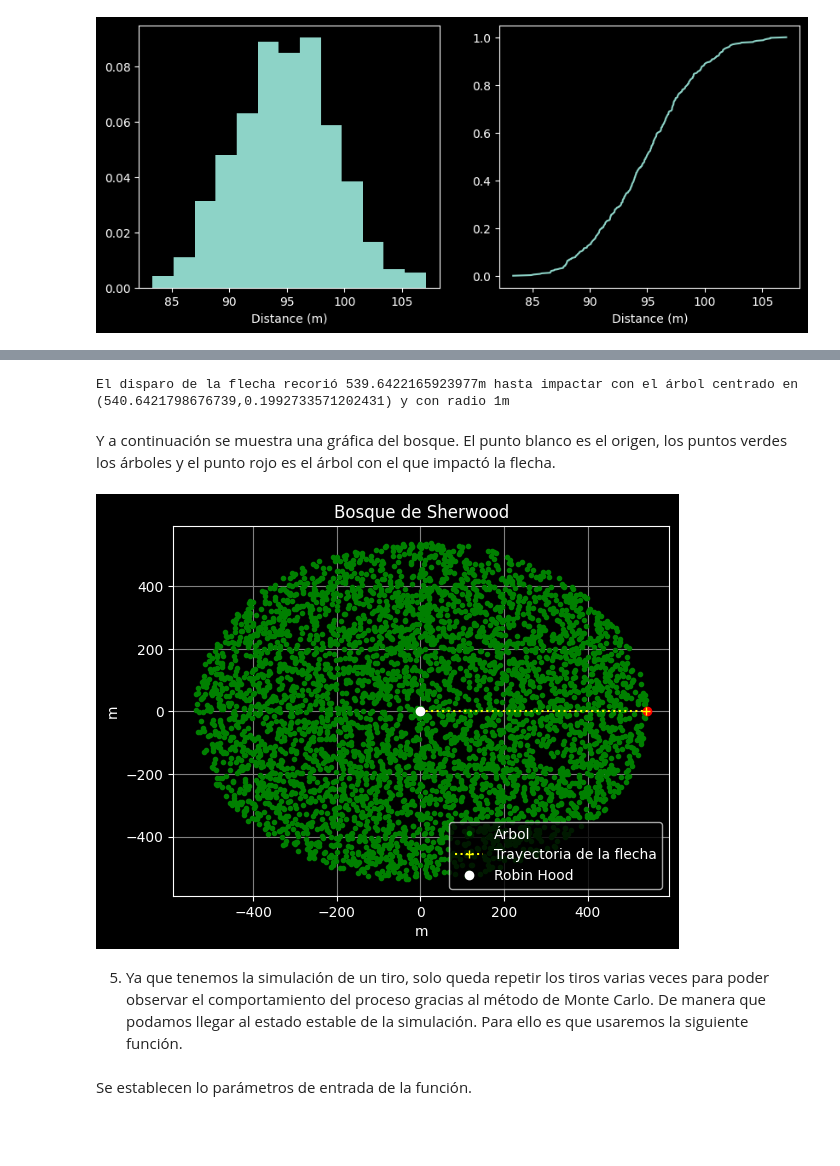
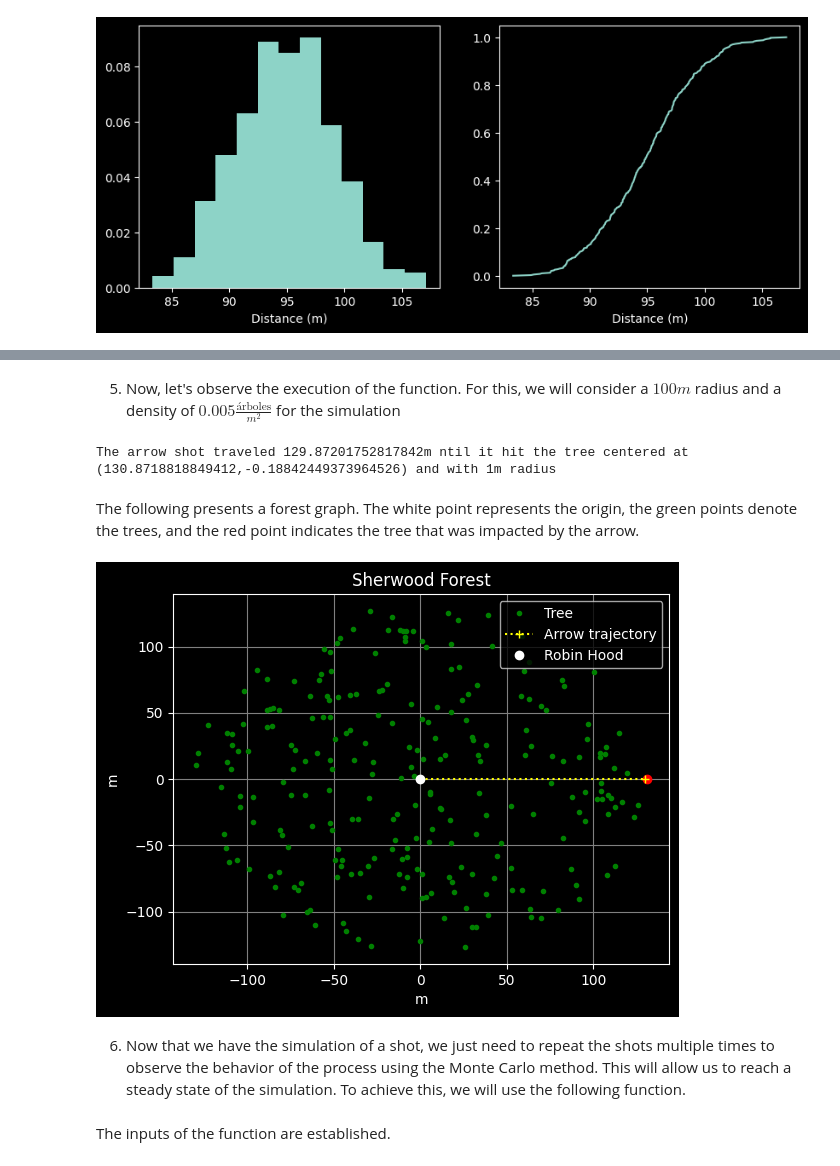
Before and after one commit to Vixuz144/Robin-Hood, a Jupyter notebook: Robin_Hood[EN].ipynb, the cells around one changed output, grey strips where cells are left out. Drawn from its saved outputs; the diff is of its cells as text; code cells hidden in the pictures; blank space fills up the shorter version.

```diff
--- a/Robin_Hood[EN].ipynb
+++ b/Robin_Hood[EN].ipynb
@@ -753,3 +749,5 @@ Esta función genera el proceso de Poisson bivariado. Además de generar los rad
+# %% [markdown]
+5. Now, let's observe the execution of the function. For this, we will consider a $100m$ radius and a density of $0.005\frac{\textrm{árboles}}{m^2}$ for the simulation
 # %%
 densidad = 0.005
 r = 1
@@ -759,29 +757,29 @@ X = R*np.cos(θ)
 Y = R*np.sin(θ)
 x, y = X[-1], Y[-1]
 
-print(f'El disparo de la flecha recorió {d}m hasta impactar con el árbol centrado en ({x},{y}) y con radio {r}m')
+print(f'The arrow shot traveled {d}m until it hit the tree centered at ({x},{y}) and with {r}m radius.')
 # %% [output]
-El disparo de la flecha recorió 539.6422165923977m hasta impactar con el árbol centrado en (540.6421798676739,0.1992733571202431) y con radio 1m
+The arrow shot traveled 129.87201752817842m ntil it hit the tree centered at (130.8718818849412,-0.18842449373964526) and with 1m radius
-# %% [markdown]
-Y a continuación se muestra una gráfica del bosque. El punto blanco es el origen, los puntos verdes los árboles y el punto rojo es el árbol con el que impactó la flecha.
+# %% [markdown]
+The following presents a forest graph. The white point represents the origin, the green points denote the trees, and the red point indicates the tree that was impacted by the arrow.
 # %%
 plt.style.use('dark_background')
-plt.plot(X,Y, '.g', label='Árbol')
+plt.plot(X,Y, '.g', label='Tree')
 plt.plot(x,y, 'or')
-plt.plot((0,d), (0,0), ':+', color = 'yellow', label='Trayectoria de la flecha')
+plt.plot((0,d), (0,0), ':+', color = 'yellow', label='Arrow trajectory')
 plt.plot(0,0, 'ow', label='Robin Hood')
-plt.title('Bosque de Sherwood')
+plt.title('Sherwood Forest')
 plt.xlabel('m')
 plt.ylabel('m')
 plt.grid(color='gray')
 plt.legend()
 
-plt.savefig('Sexta_graf')
+plt.savefig('Sixth_graf')
 plt.show()
 # %% [output]
-[figure, old version]
+[figure, new version]
-# %% [markdown]
-5. Ya que tenemos la simulación de un tiro, solo queda repetir los tiros varias veces para poder observar el comportamiento del proceso gracias al método de Monte Carlo. De manera que podamos llegar al estado estable de la simulación. Para ello es que usaremos la siguiente función.
+# %% [markdown]
+6. Now that we have the simulation of a shot, we just need to repeat the shots multiple times to observe the behavior of the process using the Monte Carlo method. This will allow us to reach a steady state of the simulation. To achieve this, we will use the following function.
 # %%
 @jit(nopython = True)
 def experimento(ρ, r=1, n = 10**4):
@@ -790,8 +788,8 @@ def experimento(ρ, r=1, n = 10**4):
     _, _, d = bosque_flecha(ρ,r)
     l.append(d)
   return l
-# %% [markdown]
-Se establecen lo parámetros de entrada de la función.
+# %% [markdown]
+The inputs of the function are established.
 # %%
 densidad = 0.005
 r = 1
```
Also changed, not shown: parts of 65 cells of this notebook.
